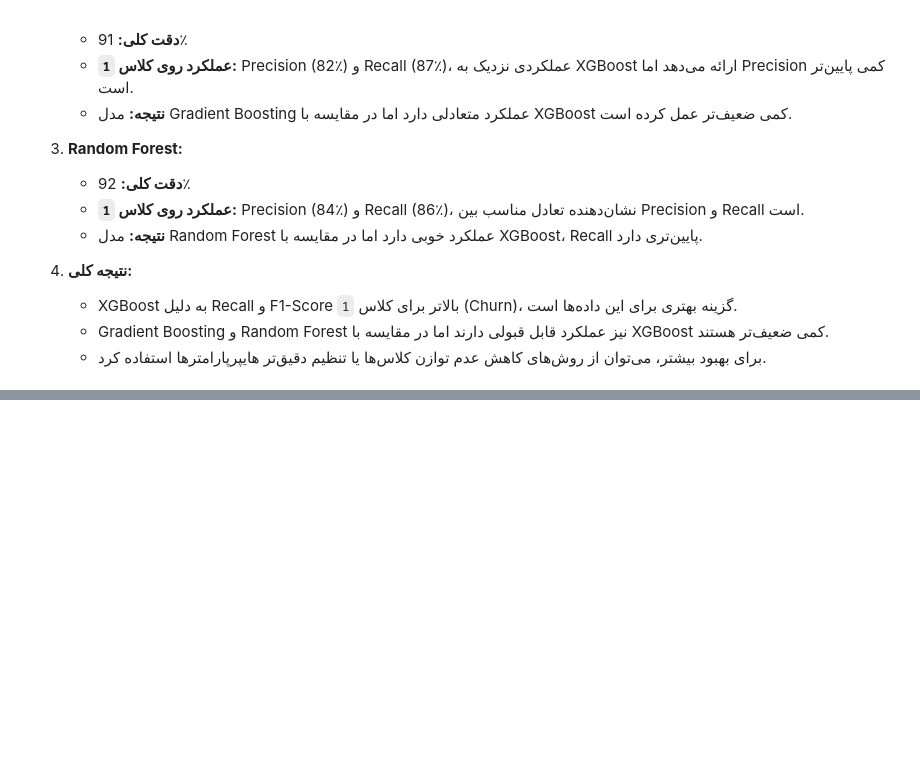
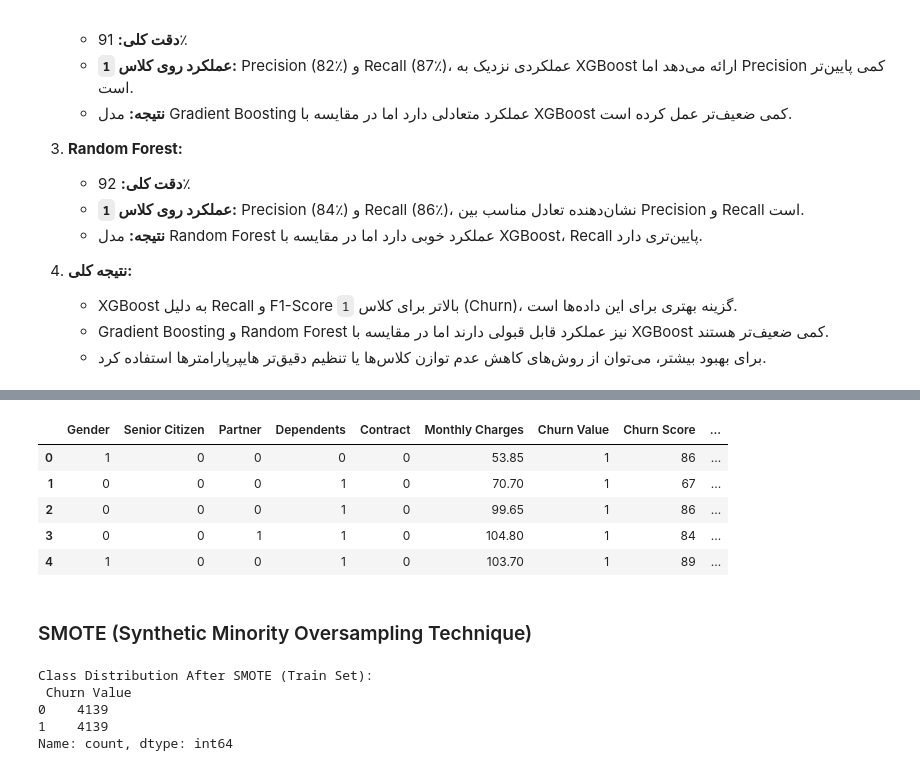
Before and after one commit to mobinym/customer-churn-analysis, a Jupyter notebook: Exercise_3.ipynb, the cells around one changed output, grey strips where cells are left out. Saved outputs shown, nothing was run; the diff lists cells and outputs as text; code cells hidden in the pictures; blank space fills up the shorter version.

```diff
--- a/Exercise_3.ipynb
+++ b/Exercise_3.ipynb
@@ -1659,0 +1710,30 @@ joblib.dump(optimized_models['XGBoost'], 'final_xgboost_model.pkl')
+# %%
+df_copy.head()
+# %% [output]
+|  | Gender | Senior Citizen | Partner | Dependents | Contract | Monthly Charges | Churn Value | Churn Score | ... |
+| 0 | 1 | 0 | 0 | 0 | 0 | 53.85 | 1 | 86 | ... |
+| 1 | 0 | 0 | 0 | 1 | 0 | 70.70 | 1 | 67 | ... |
+| 2 | 0 | 0 | 0 | 1 | 0 | 99.65 | 1 | 86 | ... |
+| 3 | 0 | 0 | 1 | 1 | 0 | 104.80 | 1 | 84 | ... |
+| 4 | 1 | 0 | 0 | 1 | 0 | 103.70 | 1 | 89 | ... |
+# %% [markdown]
+###  SMOTE (Synthetic Minority Oversampling Technique)
+# %%
+from imblearn.over_sampling import SMOTE
+from sklearn.model_selection import train_test_split
+
+X = df_copy.drop(columns=['Churn Value'])
+y = df_copy['Churn Value']
+
+X_train, X_test, y_train, y_test = train_test_split(X, y, test_size=0.2, random_state=42, stratify=y)
+
+smote = SMOTE(random_state=42)
+X_train_resampled, y_train_resampled = smote.fit_resample(X_train, y_train)
+
+print("Class Distribution After SMOTE (Train Set):\n", y_train_resampled.value_counts())
+# %% [output]
+Class Distribution After SMOTE (Train Set):
+ Churn Value
+0    4139
+1    4139
+Name: count, dtype: int64
```
Also changed, not shown: parts of 18 cells of this notebook, 2 other files.
